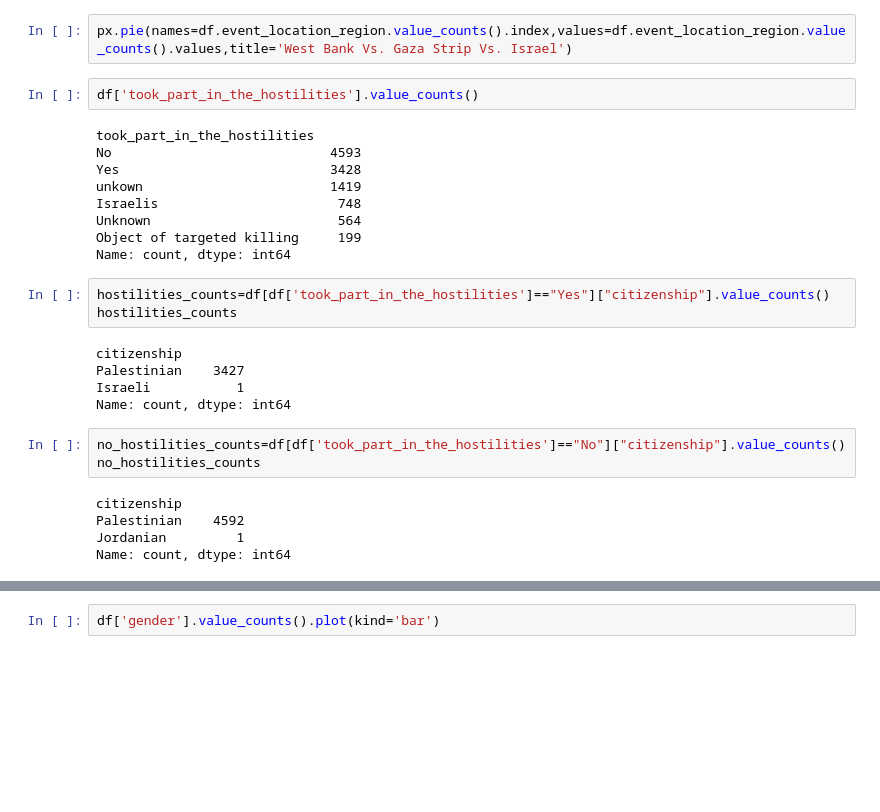
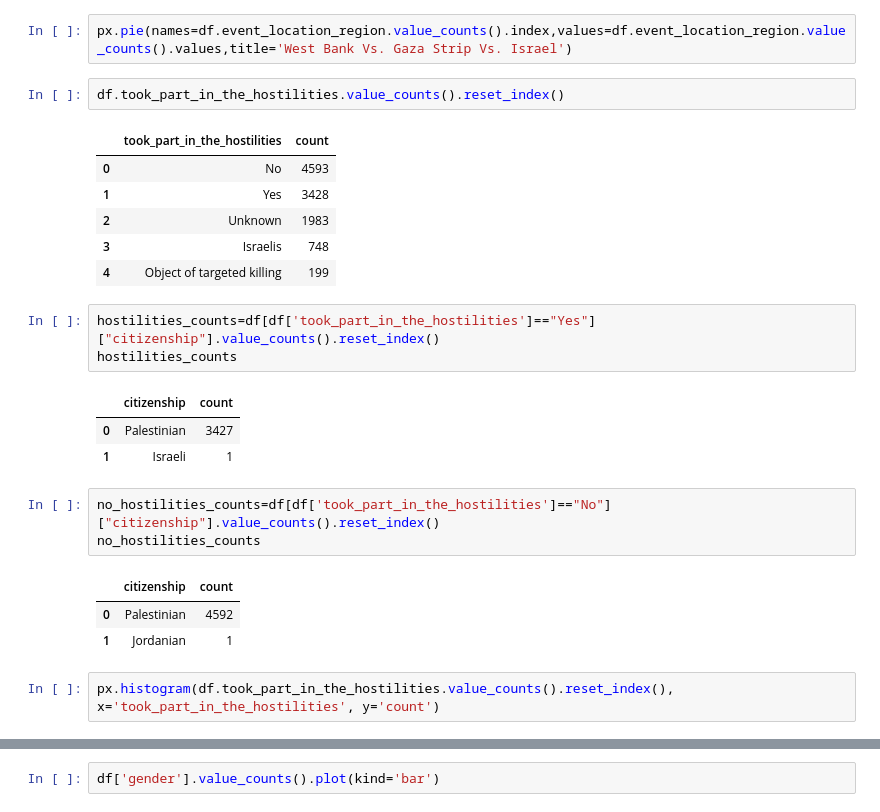
Before and after one commit to HamedRashwan/Phalstine, a Jupyter notebook: notebooks/analytics and viz.ipynb, the cells around one changed output, grey strips where cells are left out. Cells and saved outputs as stored; diff of their text form; blank space fills up the shorter version.

```diff
--- a/notebooks/analytics and viz.ipynb
+++ b/notebooks/analytics and viz.ipynb
@@ -96,32 +96,30 @@ kill_df
 # %%
 px.pie(names=df.event_location_region.value_counts().index,values=df.event_location_region.value_counts().values,title='West Bank Vs. Gaza Strip Vs. Israel')
 # %%
-df['took_part_in_the_hostilities'].value_counts()
+df.took_part_in_the_hostilities.value_counts().reset_index()
 # %% [output]
-took_part_in_the_hostilities
-No                            4593
-Yes                           3428
-unkown                        1419
-Israelis                       748
-Unknown                        564
-Object of targeted killing     199
-Name: count, dtype: int64
+|  | took_part_in_the_hostilities | count |
+| 0 | No | 4593 |
+| 1 | Yes | 3428 |
+| 2 | Unknown | 1983 |
+| 3 | Israelis | 748 |
+| 4 | Object of targeted killing | 199 |
 # %%
-hostilities_counts=df[df['took_part_in_the_hostilities']=="Yes"]["citizenship"].value_counts()
+hostilities_counts=df[df['took_part_in_the_hostilities']=="Yes"]["citizenship"].value_counts().reset_index()
 hostilities_counts
 # %% [output]
-citizenship
-Palestinian    3427
-Israeli           1
-Name: count, dtype: int64
+|  | citizenship | count |
+| 0 | Palestinian | 3427 |
+| 1 | Israeli | 1 |
 # %%
-no_hostilities_counts=df[df['took_part_in_the_hostilities']=="No"]["citizenship"].value_counts()
+no_hostilities_counts=df[df['took_part_in_the_hostilities']=="No"]["citizenship"].value_counts().reset_index()
 no_hostilities_counts
 # %% [output]
-citizenship
-Palestinian    4592
-Jordanian         1
-Name: count, dtype: int64
+|  | citizenship | count |
+| 0 | Palestinian | 4592 |
+| 1 | Jordanian | 1 |
+# %%
+px.histogram(df.took_part_in_the_hostilities.value_counts().reset_index(), x='took_part_in_the_hostilities', y='count')
 # %%
 df['type_of_injury'].value_counts().plot(kind='bar')
 # %% [output]
```
Also changed, not shown: parts of 8 cells of this notebook, 3 other files.
